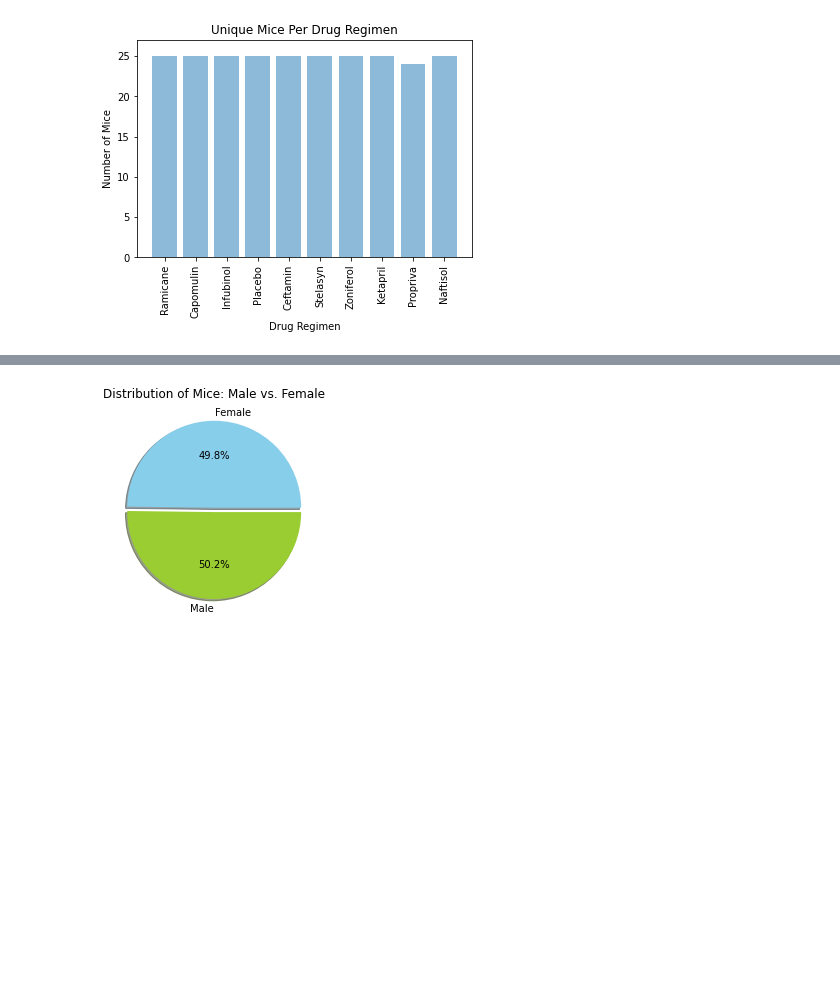
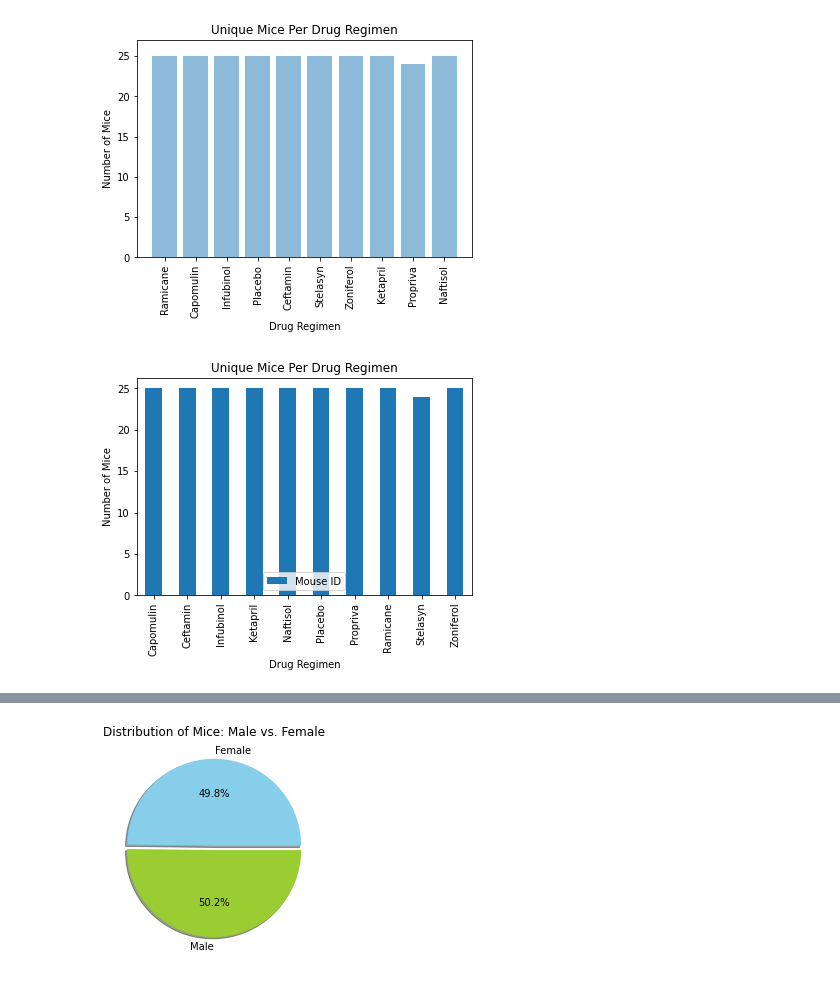
Before and after one commit to cassfolk/HW.Folkers, a Jupyter notebook: 05-matplotlib-challenge/Pymaceuticals/pymaceuticals_starter.ipynb, the cells around one changed output, grey strips where cells are left out. Saved outputs shown, nothing was run; the diff lists cells and outputs as text; code cells hidden in the pictures; blank space fills up the shorter version.

```diff
--- a/05-matplotlib-challenge/Pymaceuticals/pymaceuticals_starter.ipynb
+++ b/05-matplotlib-challenge/Pymaceuticals/pymaceuticals_starter.ipynb
@@ -197,6 +198,15 @@ plt.ylim(0, max(count_mice)+2)
 plt.show()
 # %% [output]
 [figure]
+# %%
+#bar plot using pandas (as per HW instructions BUT NOT IN THE STARTER INSTRUCTIONS...yay double checking)
+plot = drug_unique_mice_DF.plot.bar(y='Mouse ID')
+plt.title("Unique Mice Per Drug Regimen")
+
+plt.axes().set_ylabel('Number of Mice')
+plt.show()
+# %% [output]
+[figure, added]
 # %%
 # Generate a pie plot showing the distribution of female versus male mice using pandas
 
```
Also changed, not shown: parts of 9 cells of this notebook.
